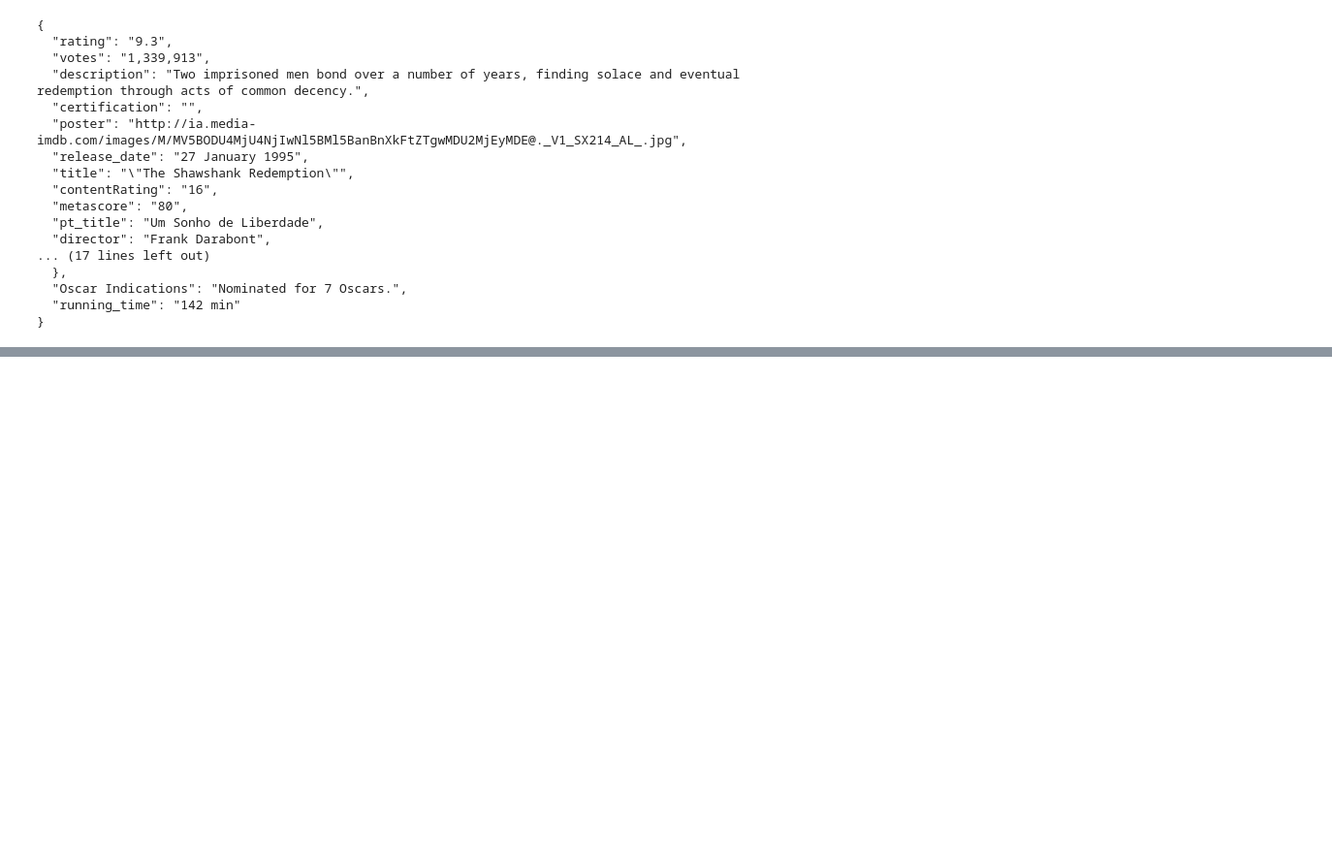
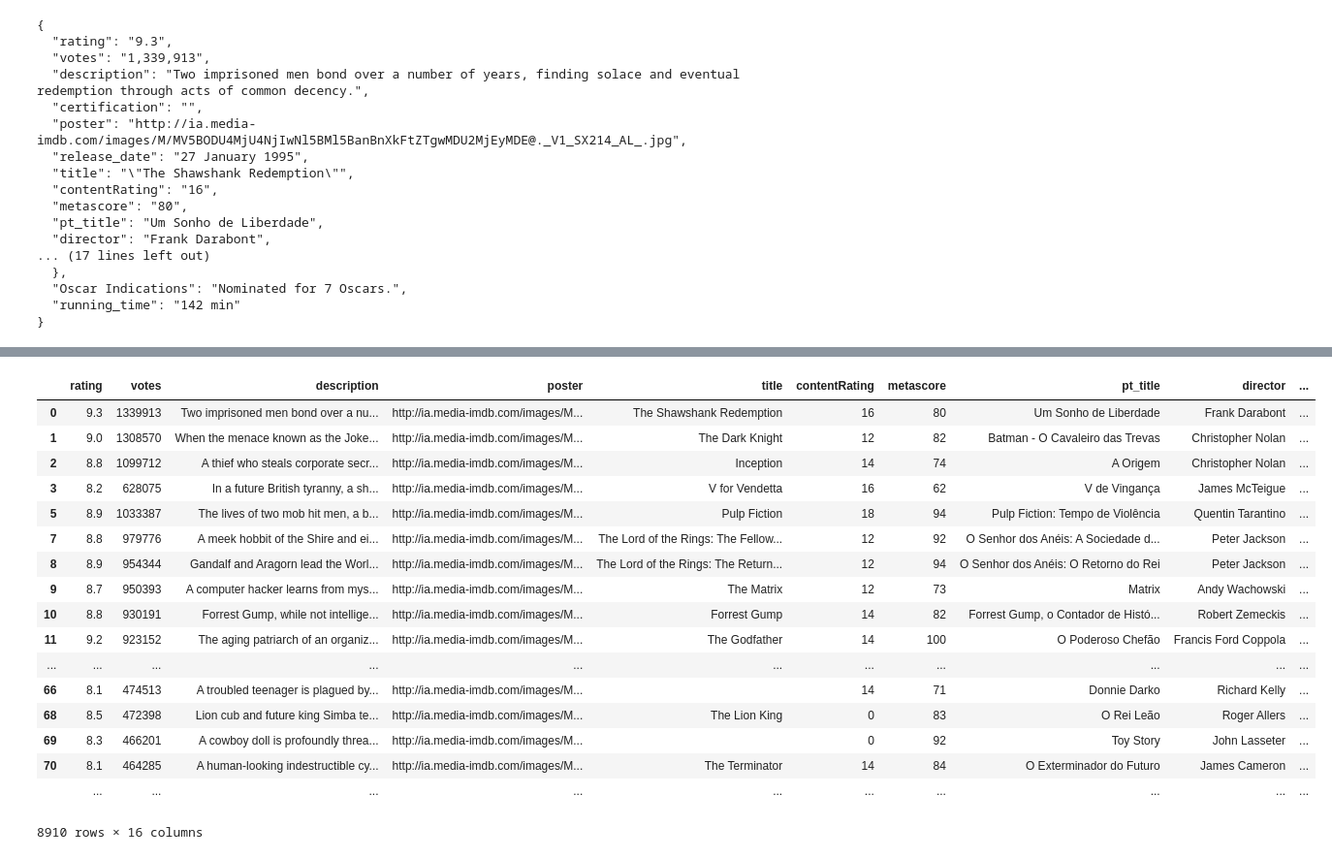
Before and after one commit to lucasmachadorj/movies_analysis, a Jupyter notebook: Data Cleaning.ipynb, the cells around one changed output, grey strips where cells are left out. Shown at 97% size. Cells and saved outputs as stored; diff of their text form; code cells hidden in the pictures; blank space fills up the shorter version.

```diff
--- a/Data Cleaning.ipynb
+++ b/Data Cleaning.ipynb
@@ -166,0 +304,42 @@ nulo
+# %%
+for k, v in pd_filmes.iloc[:,6].convert_objects(convert_numeric = True).iteritems():
+    if np.isnan(v):
+        pd_filmes['contentRating'][k] = np.float64(0)
+
+pd_filmes['contentRating'] = pd_filmes['contentRating'].astype(float)
+
+for k, v in pd_filmes.iloc[:,0].convert_objects(convert_numeric = True).iteritems():
+    if np.isnan(v):
+        pd_filmes['rating'][k] = np.float64(0)
+
+pd_filmes['rating'] = pd_filmes['rating'].astype(float)
+
+votes = []
+for vote in pd_filmes.votes:
+    a = list(str(vote))
+    while ',' in a:
+        a.remove(',')
+    a = ''.join(a)
+    a = int(a)
+    votes.append(a)
+pd_filmes.votes = votes
+# %%
+time = []
+for item in pd_filmes.running_time:
+    item = ''.join([i for i in item if i.isdigit()])
+    try:
+        item = int(item)
+    except:
+        item = 0
+    time.append(item)
+
+pd_filmes.running_time = time
+# %%
+scores = []
+for item in pd_filmes.metascore:
+    try:
+        item = int(item)
+    except:
+        item = 0
+    scores.append(item)
+pd_filmes.metascore = scores
@@ -166,0 +366,21 @@ nulo
+# %%
+pd_filmes
+# %% [output]
+|  | rating | votes | description | poster | title | contentRating | metascore | pt_title | director | ... |
+| 0 | 9.3 | 1339913 | Two imprisoned men bond over a nu... | http://ia.media-imdb.com/images/M... | The Shawshank Redemption | 16 | 80 | Um Sonho de Liberdade | Frank Darabont | ... |
+| 1 | 9.0 | 1308570 | When the menace known as the Joke... | http://ia.media-imdb.com/images/M... | The Dark Knight | 12 | 82 | Batman - O Cavaleiro das Trevas | Christopher Nolan | ... |
+| 2 | 8.8 | 1099712 | A thief who steals corporate secr... | http://ia.media-imdb.com/images/M... | Inception | 14 | 74 | A Origem | Christopher Nolan | ... |
+| 3 | 8.2 | 628075 | In a future British tyranny, a sh... | http://ia.media-imdb.com/images/M... | V for Vendetta | 16 | 62 | V de Vingança | James McTeigue | ... |
+| 5 | 8.9 | 1033387 | The lives of two mob hit men, a b... | http://ia.media-imdb.com/images/M... | Pulp Fiction | 18 | 94 | Pulp Fiction: Tempo de Violência | Quentin Tarantino | ... |
+| 7 | 8.8 | 979776 | A meek hobbit of the Shire and ei... | http://ia.media-imdb.com/images/M... | The Lord of the Rings: The Fellow... | 12 | 92 | O Senhor dos Anéis: A Sociedade d... | Peter Jackson | ... |
+| 8 | 8.9 | 954344 | Gandalf and Aragorn lead the Worl... | http://ia.media-imdb.com/images/M... | The Lord of the Rings: The Return... | 12 | 94 | O Senhor dos Anéis: O Retorno do Rei | Peter Jackson | ... |
+| 9 | 8.7 | 950393 | A computer hacker learns from mys... | http://ia.media-imdb.com/images/M... | The Matrix | 12 | 73 | Matrix | Andy Wachowski | ... |
+| 10 | 8.8 | 930191 | Forrest Gump, while not intellige... | http://ia.media-imdb.com/images/M... | Forrest Gump | 14 | 82 | Forrest Gump, o Contador de Histó... | Robert Zemeckis | ... |
+| 11 | 9.2 | 923152 | The aging patriarch of an organiz... | http://ia.media-imdb.com/images/M... | The Godfather | 14 | 100 | O Poderoso Chefão | Francis Ford Coppola | ... |
+| ... | ... | ... | ... | ... | ... | ... | ... | ... | ... | ... |
+| 66 | 8.1 | 474513 | A troubled teenager is plagued by... | http://ia.media-imdb.com/images/M... |  | 14 | 71 | Donnie Darko | Richard Kelly | ... |
+| 68 | 8.5 | 472398 | Lion cub and future king Simba te... | http://ia.media-imdb.com/images/M... | The Lion King | 0 | 83 | O Rei Leão | Roger Allers | ... |
+| 69 | 8.3 | 466201 | A cowboy doll is profoundly threa... | http://ia.media-imdb.com/images/M... |  | 0 | 92 | Toy Story | John Lasseter | ... |
+| 70 | 8.1 | 464285 | A human-looking indestructible cy... | http://ia.media-imdb.com/images/M... | The Terminator | 14 | 84 | O Exterminador do Futuro | James Cameron | ... |
+|  | ... | ... | ... | ... | ... | ... | ... | ... | ... | ... |
+8910 rows × 16 columns
```
Also changed, not shown: parts of 43 cells of this notebook, 5 other files.
